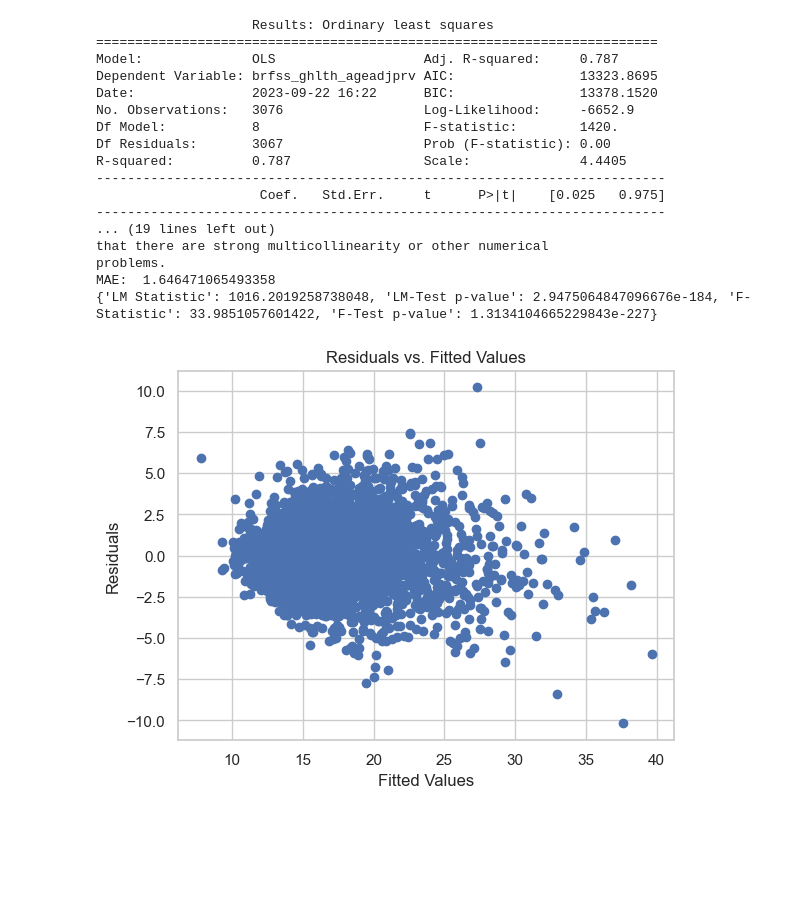
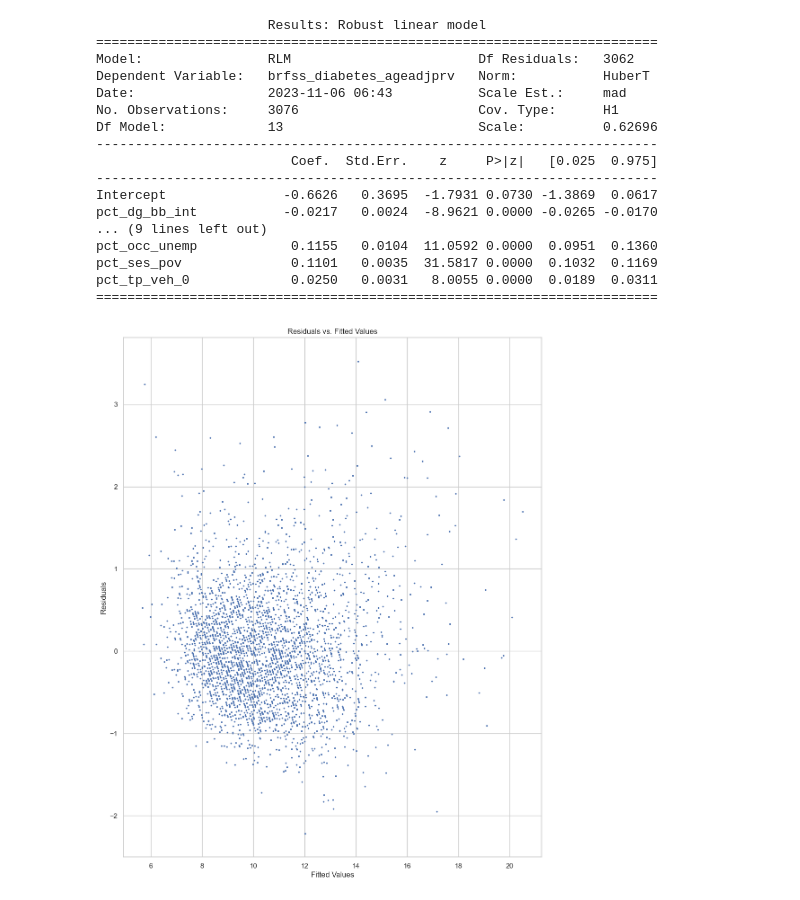
Before and after one commit to mfarme/eHealthEquity, a Jupyter notebook: Research/Analysis/RQ1 Analysis.ipynb, the cells around one changed output. Drawn from its saved outputs; the diff is of its cells as text; code cells hidden in the pictures; blank space fills up the shorter version.

```diff
--- a/Research/Analysis/RQ1 Analysis.ipynb
+++ b/Research/Analysis/RQ1 Analysis.ipynb
@@ -123,26 +123,0 @@ vif[vif['VIF'] > 5]
-# %%
-dv = [
-    'brfss_diabetes_ageadjprv'
-]
-iv = [
-    'pct_dg_bb_int'
-]
-covariates = [
-    "pct_occ_unemp",
-    "pct_ses_pov",
-    "pct_tp_veh_0",
-    "pct_hlth_unins",
-    "pct_eth_hisp",
-    "pct_race_black",
-    "pct_race_aian",
-    "pct_race_nhopi",
-    "pct_race_other"
-]
-_X = df[iv + covariates]
-_y = df[dv]
-
-vif = pd.DataFrame()
-vif["variables"] = _X.columns
-vif["VIF"] = [variance_inflation_factor(_X.values, i) for i in range(_X.shape[1])]
-vif = vif.round(1)
-vif[vif['VIF'] > 10]
@@ -153,40 +218,32 @@ vif[vif['VIF'] > 10]
 # %%
-model = smf.ols(formula=
-                'brfss_ghlth_ageadjprv ~ pct_dg_bb_int + pct_ses_pov + pct_hlth_unins + pct_tp_veh_0 + pct_race_black + pct_race_aian + pct_race_nhopi + pct_eth_hisp',
-                 data=df)
+model = smf.rlm(formula=dv[0] + ' ~' + features, data=df, M=sm.robust.norms.HuberT())
 results = model.fit()
 
-mae = np.mean(np.abs(results.resid))
-white_test = het_white(results.resid, results.model.exog)
-labels = ['LM Statistic', 'LM-Test p-value', 'F-Statistic', 'F-Test p-value']
+print(results.summary2())
 
-print(results.summary2())
-print("MAE: ", mae)
-print(dict(zip(labels, white_test)))
-
-#plot residuals
+#plto residuals
 residuals = results.resid
-plt.scatter(results.fittedvalues, residuals)
+plt.scatter(results.fittedvalues, residuals, s=2.5)
 plt.xlabel('Fitted Values')
 plt.ylabel('Residuals')
 plt.title('Residuals vs. Fitted Values')
 plt.show()
 # %% [output]
-                    Results: Ordinary least squares
+                      Results: Robust linear model
 ========================================================================
-Model:              OLS                   Adj. R-squared:     0.787
-Dependent Variable: brfss_ghlth_ageadjprv AIC:                13323.8695
-Date:               2023-09-22 16:22      BIC:                13378.1520
-No. Observations:   3076                  Log-Likelihood:     -6652.9
-Df Model:           8                     F-statistic:        1420.
-Df Residuals:       3067                  Prob (F-statistic): 0.00
-R-squared:          0.787                 Scale:              4.4405
--------------------------------------------------------------------------
-                     Coef.   Std.Err.     t      P>|t|    [0.025   0.975]
--------------------------------------------------------------------------
-... (19 lines left out)
-that there are strong multicollinearity or other numerical
-problems.
-MAE:  1.646471065493358
-{'LM Statistic': 1016.2019258738048, 'LM-Test p-value': 2.9475064847096676e-184, 'F-Statistic': 33.9851057601422, 'F-Test p-value': 1.3134104665229843e-227}
+Model:                RLM                        Df Residuals:   3062
+Dependent Variable:   brfss_diabetes_ageadjprv   Norm:           HuberT
+Date:                 2023-11-06 06:43           Scale Est.:     mad
+No. Observations:     3076                       Cov. Type:      H1
+Df Model:             13                         Scale:          0.62696
+------------------------------------------------------------------------
+                         Coef.  Std.Err.    z     P>|z|   [0.025  0.975]
+------------------------------------------------------------------------
+Intercept               -0.6626   0.3695  -1.7931 0.0730 -1.3869  0.0617
+pct_dg_bb_int           -0.0217   0.0024  -8.9621 0.0000 -0.0265 -0.0170
+... (9 lines left out)
+pct_occ_unemp            0.1155   0.0104  11.0592 0.0000  0.0951  0.1360
+pct_ses_pov              0.1101   0.0035  31.5817 0.0000  0.1032  0.1169
+pct_tp_veh_0             0.0250   0.0031   8.0055 0.0000  0.0189  0.0311
+========================================================================
-[figure, old version]
+[figure, new version]
```
Also changed, not shown: parts of 18 cells of this notebook.
